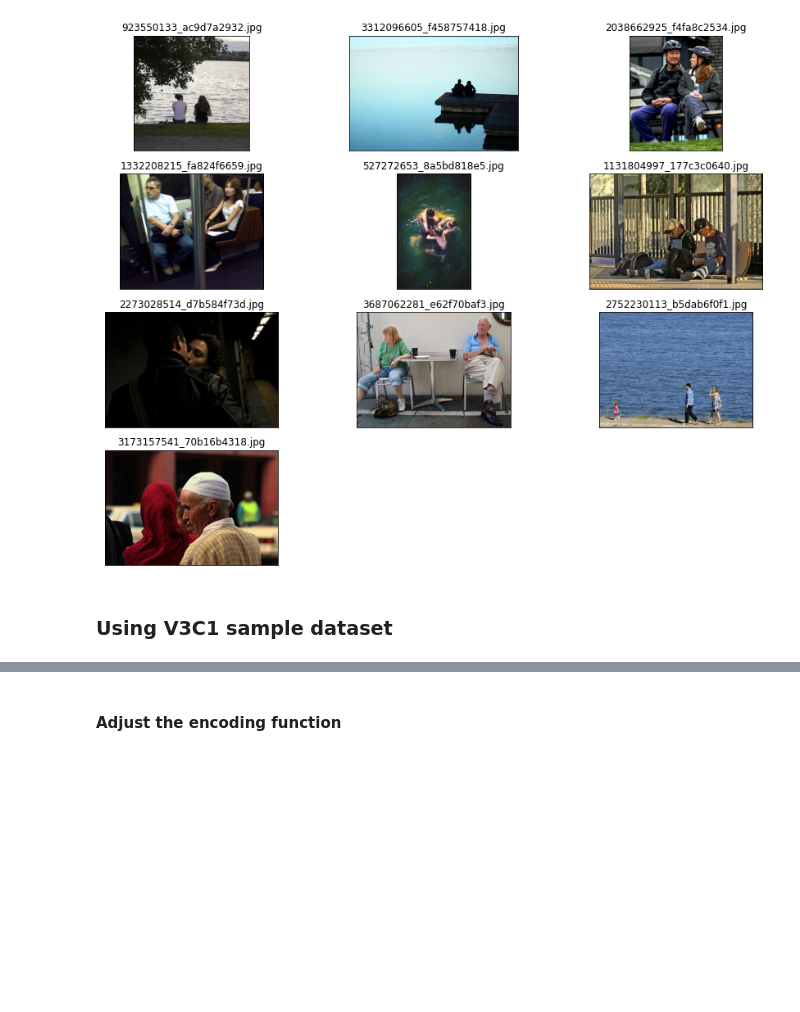
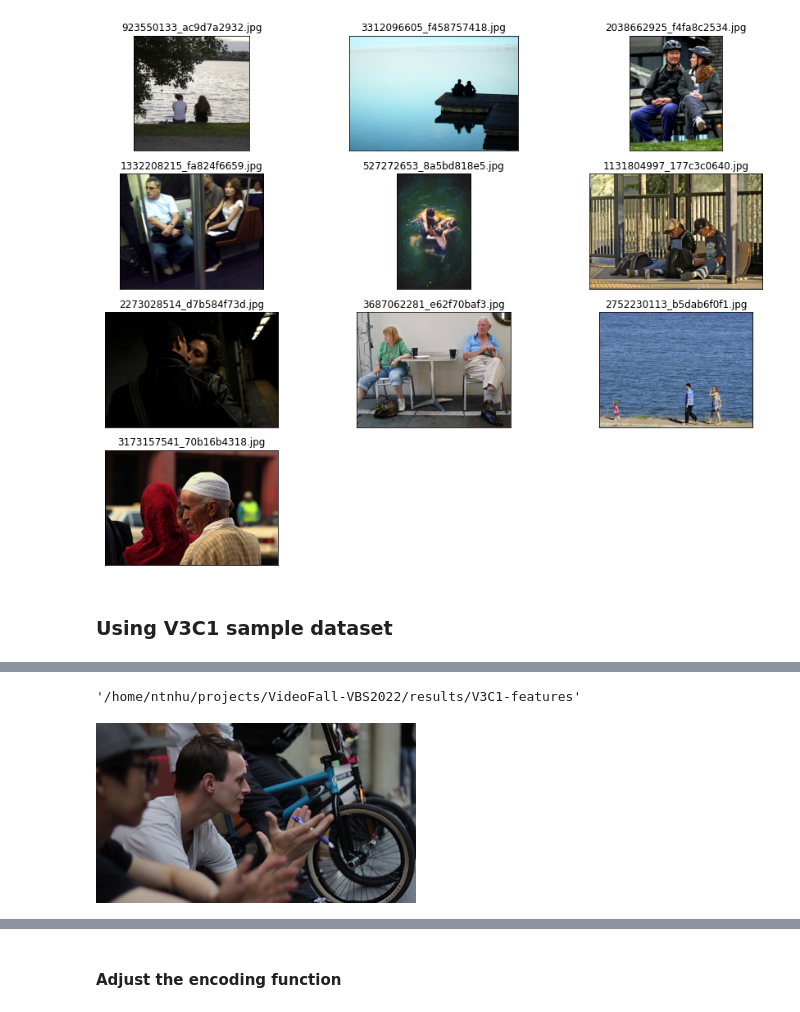
Before and after one commit to thaonhunguyen/VideoFall-VBS2022, a Jupyter notebook: searching/test.ipynb, the cells around one changed output, grey strips where cells are left out. Saved outputs shown, nothing was run; the diff lists cells and outputs as text; code cells hidden in the pictures; blank space fills up the shorter version.

```diff
--- a/searching/test.ipynb
+++ b/searching/test.ipynb
@@ -102 +115,9 @@ len(data.image_names)
+# %%
+data.feature_path
+# %% [output]
+'/home/ntnhu/projects/VideoFall-VBS2022/results/V3C1-features'
+# %%
+Image.open(data.image_names[0])
+# %% [output]
+[figure, added]
 # %%
```
Also changed, not shown: parts of 8 cells of this notebook, 3 other files.
